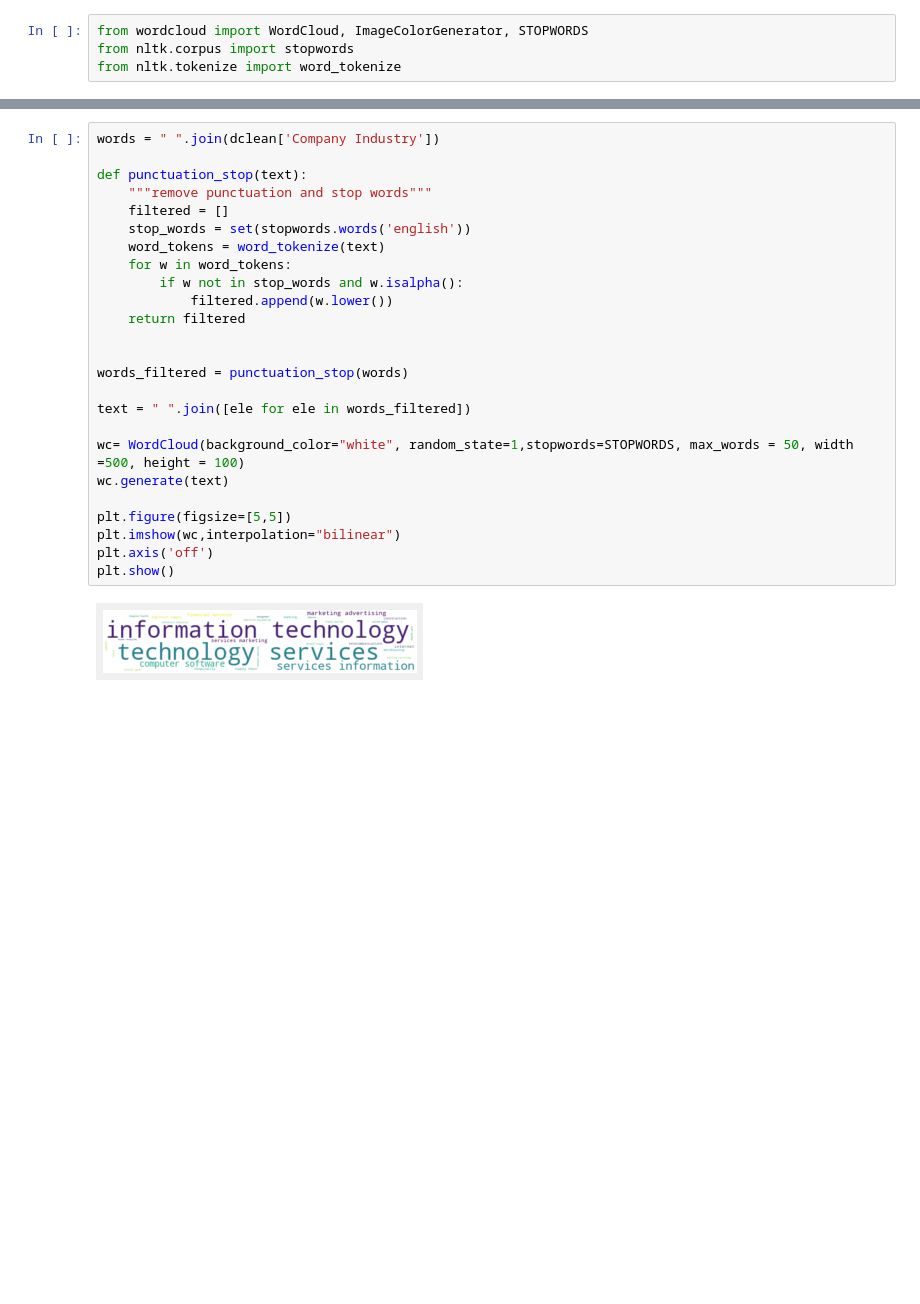
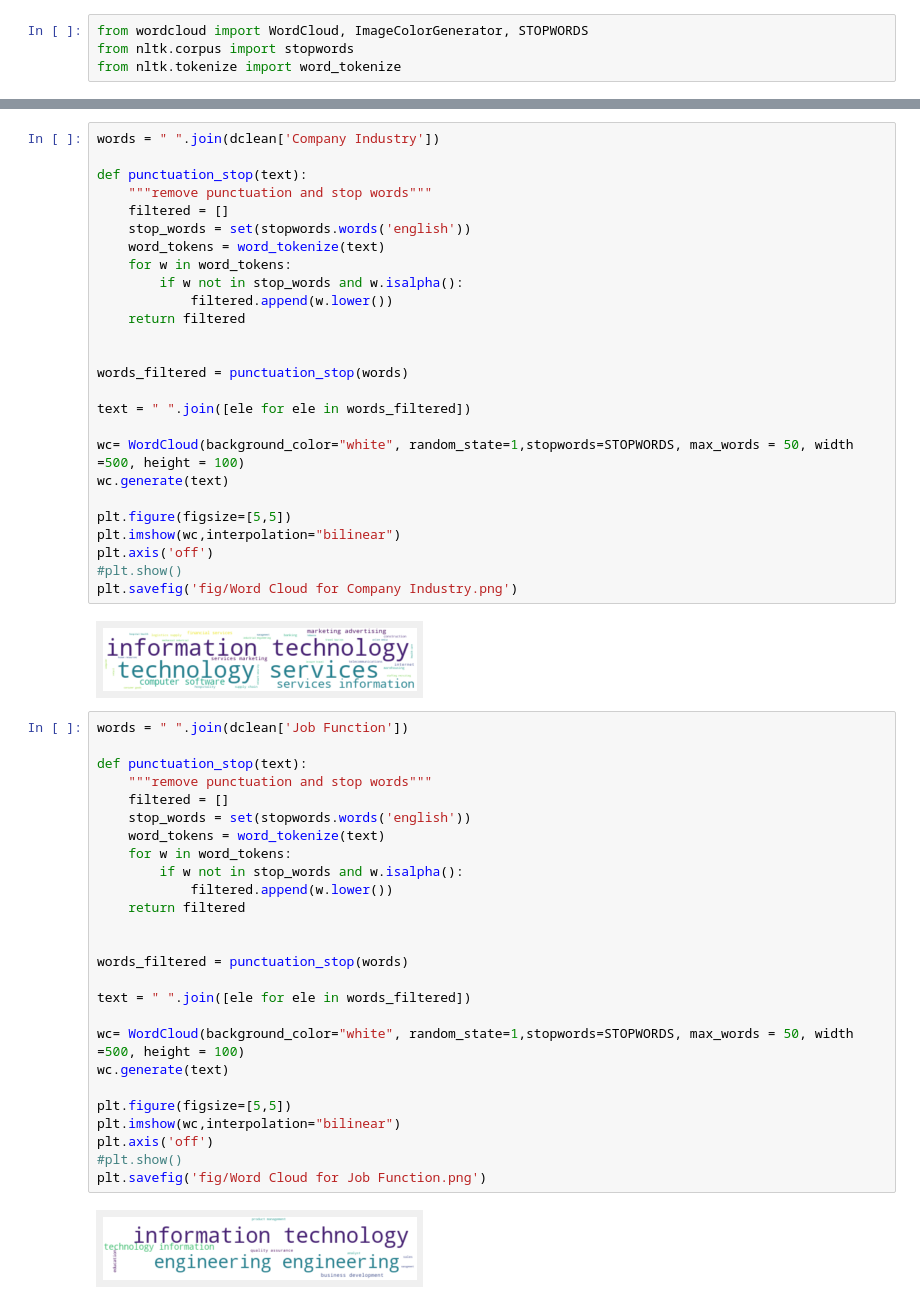
Before and after one commit to Jomen034/LinkedIn_Jobs_Scraping, a Jupyter notebook: simple_EDA.ipynb, the cells around one changed output, grey strips where cells are left out. Saved outputs shown, nothing was run; the diff lists cells and outputs as text; blank space fills up the shorter version.

```diff
--- a/simple_EDA.ipynb
+++ b/simple_EDA.ipynb
@@ -468,6 +457,35 @@ wc.generate(text)
 plt.figure(figsize=[5,5])
 plt.imshow(wc,interpolation="bilinear")
 plt.axis('off')
-plt.show()
+#plt.show()
+plt.savefig('fig/Word Cloud for Company Industry.png')
 # %% [output]
 [figure]
+# %%
+words = " ".join(dclean['Job Function'])
+
+def punctuation_stop(text):
+    """remove punctuation and stop words"""
+    filtered = []
+    stop_words = set(stopwords.words('english'))
+    word_tokens = word_tokenize(text)
+    for w in word_tokens:
+        if w not in stop_words and w.isalpha():
+            filtered.append(w.lower())
+    return filtered
+
+
+words_filtered = punctuation_stop(words)
+
+text = " ".join([ele for ele in words_filtered])
+
+wc= WordCloud(background_color="white", random_state=1,stopwords=STOPWORDS, max_words = 50, width =500, height = 100)
+wc.generate(text)
+
+plt.figure(figsize=[5,5])
+plt.imshow(wc,interpolation="bilinear")
+plt.axis('off')
+#plt.show()
+plt.savefig('fig/Word Cloud for Job Function.png')
+# %% [output]
+[figure, added]
```
Also changed, not shown: parts of 8 cells of this notebook, 6 other files.
